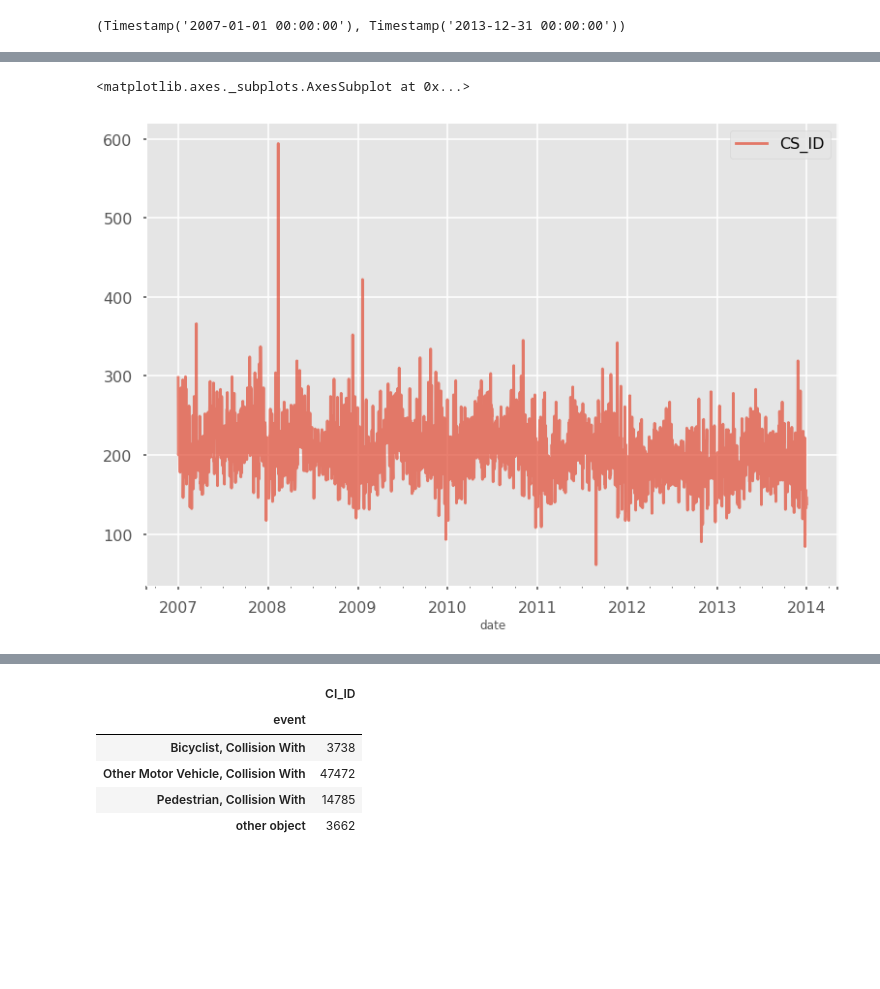
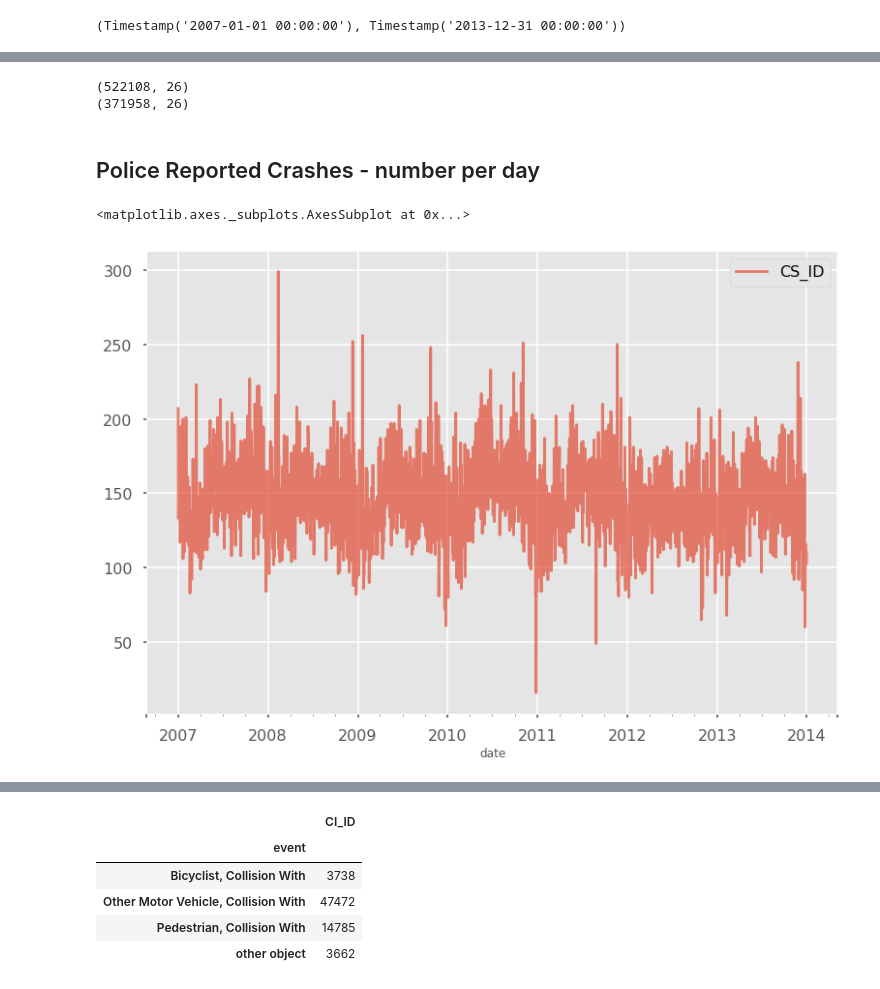
Before and after one commit to MODA-NYC/Project_SevereCrashes, a Jupyter notebook: MatchedExplore.ipynb, the cells around one changed output, grey strips where cells are left out. Saved outputs shown, nothing was run; the diff lists cells and outputs as text; code cells hidden in the pictures; blank space fills up the shorter version.

```diff
--- a/MatchedExplore.ipynb
+++ b/MatchedExplore.ipynb
@@ -101,6 +82,19 @@ base.date.min(),crash.date.max()
+# %%
+# police reported crashes
+crashPR = crash[crash.POL_REPT=='Y']
+indPR = ind[ind.CS_ID.isin(crashPR.CS_ID)&(~ind.INJT_ID.isin(['16','17','18']))]
+crashPR = crashPR[crashPR.CS_ID.isin(indPR.CS_ID)]
+
+print crash.shape
+print crashPR.shape
+# %% [output]
+(522108, 26)
+(371958, 26)
+# %% [markdown]
+## Police Reported Crashes - number per day
 # %%
-# number of crashes (all)
-crash.groupby('date').count()[['CS_ID']].plot(alpha=.7)
+# police reported crashes
+crashPR.groupby('date').count()[['CS_ID']].plot(alpha=.7)
 # %% [output]
 <matplotlib.axes._subplots.AxesSubplot at 0x...>
-[figure, old version]
+[figure, new version]
```
Also changed, not shown: parts of 41 cells of this notebook, 2 other files.
